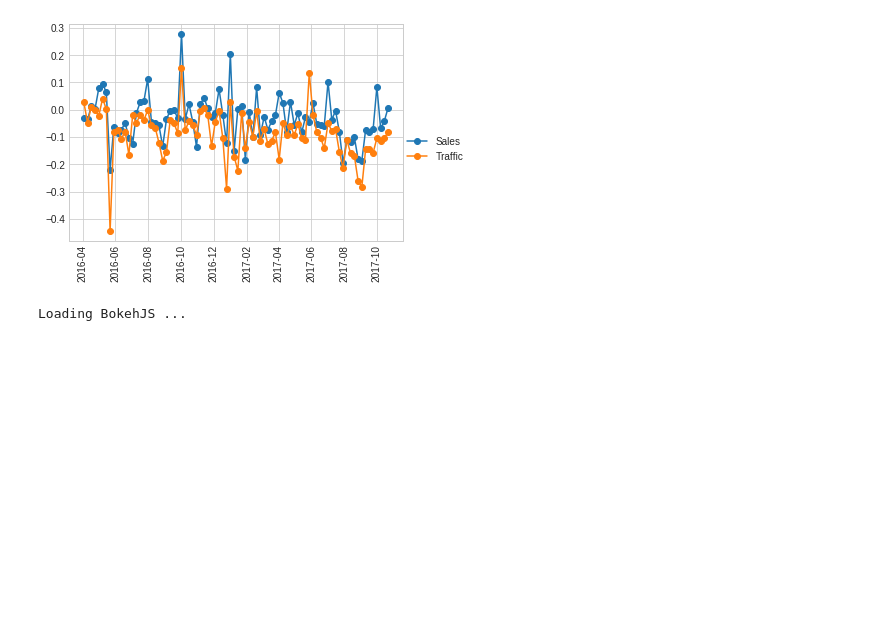
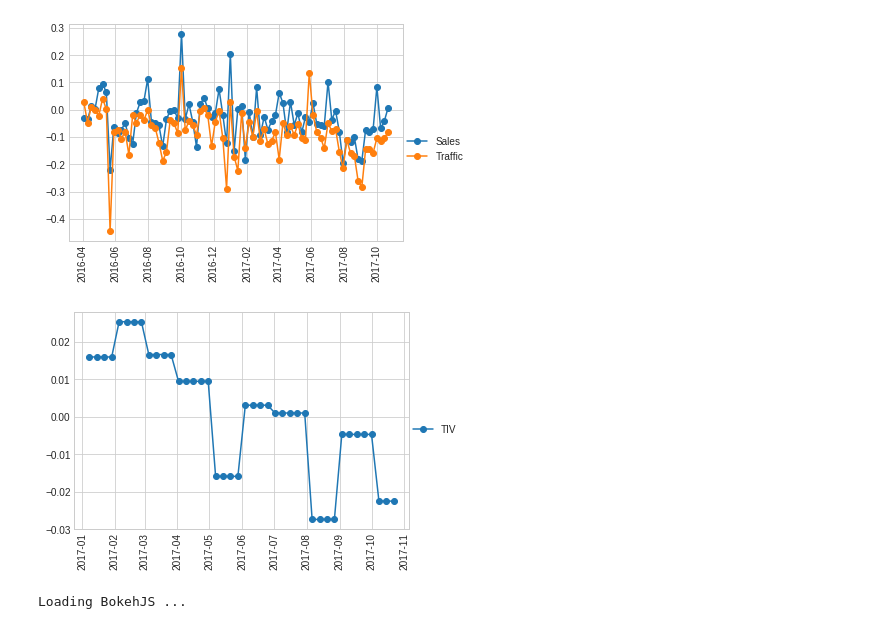
Before and after one commit to royGap/Okay-Bokeh, a Jupyter notebook: nine_charts_1.ipynb, the cells around one changed output. Saved outputs shown, nothing was run; the diff lists cells and outputs as text; code cells hidden in the pictures; blank space fills up the shorter version.

```diff
--- a/nine_charts_1.ipynb
+++ b/nine_charts_1.ipynb
@@ -31,11 +23,11 @@ data['weekend_date'] = pd.to_datetime(data['weekend_date'])
 # %%
 # national = data[['period', 'weekend_date', 'cw_reported_sales', 'py_actual_sales', 'cw_traffic', 'py_traffic']].groupby(['period', 'weekend_date']).sum().reset_index()
-national = data[['period', 'weekend_date', 'cw_sales', 'py_sales', 'cw_traffic', 'py_traffic']].groupby(['period', 'weekend_date']).sum().reset_index()
+national = data[['period', 'weekend_date', 'cw_sales', 'py_sales', 'cw_traffic', 'py_traffic', 'TIV']].groupby(['period', 'weekend_date']).sum().reset_index()
 # %%
 national['sales_growth'] = (national['cw_sales'] - national['py_sales']) / national['py_sales']
 national['traffic_growth'] = (national['cw_traffic'] - national['py_traffic']) / national['py_traffic']
 national['region_order'] = 0
 national['regioncode'] = 100
 # %%
-data = data[['region_order', 'regioncode', 'period', 'weekend_date', 'cw_sales', 'py_sales', 'sales_growth', 'cw_traffic', 'py_traffic', 'traffic_growth']]
-national = national[['region_order', 'regioncode', 'period', 'weekend_date', 'cw_sales', 'py_sales', 'sales_growth', 'cw_traffic', 'py_traffic', 'traffic_growth']]
+data = data[['region_order', 'regioncode', 'period', 'weekend_date', 'cw_sales', 'py_sales', 'sales_growth', 'cw_traffic', 'py_traffic', 'traffic_growth','TIV']]
+national = national[['region_order', 'regioncode', 'period', 'weekend_date', 'cw_sales', 'py_sales', 'sales_growth', 'cw_traffic', 'py_traffic', 'traffic_growth','TIV']]
@@ -68,6 +49,13 @@ plt.xticks(rotation=90, size = 10)
 plt.show()
 # %% [output]
 [figure]
+# %%
+plt.plot(data[data['regioncode'] == 24]['weekend_date'], data[data['regioncode'] == 24]['TIV'], marker = 'o', label = 'TIV')
+plt.legend(prop={'size': 10}, bbox_to_anchor=(1, 0.5), loc='upper left', borderaxespad=0.,)
+plt.xticks(rotation=90, size = 10)
+plt.show()
+# %% [output]
+[figure, added]
 # %%
 from bokeh.io import output_notebook, output_file, show
 from bokeh.layouts import gridplot
```
Also changed, not shown: parts of 12 cells of this notebook.
